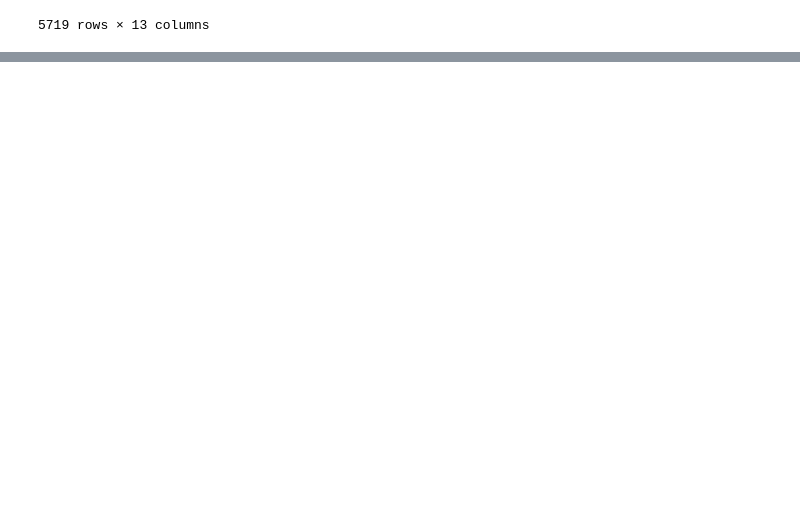
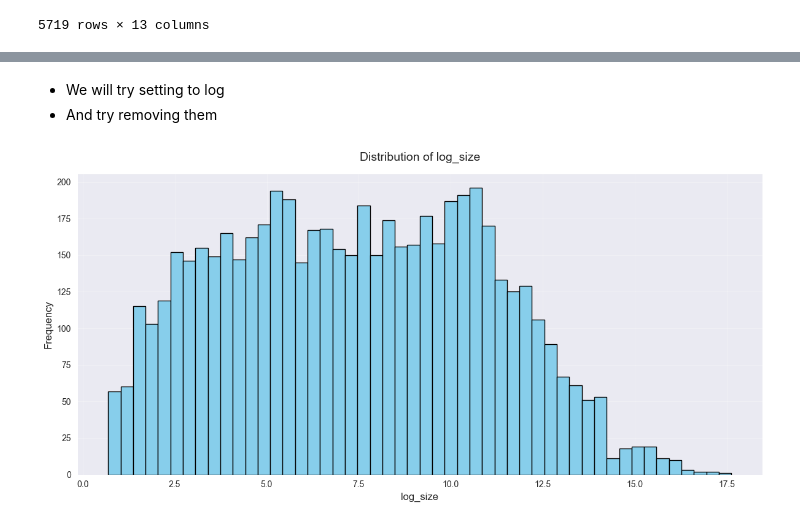
Before and after one commit to ysif9/app-rating-competition, a Jupyter notebook: Attempt1.ipynb, the cells around one changed output, grey strips where cells are left out. Cells and saved outputs as stored; diff of their text form; code cells hidden in the pictures; blank space fills up the shorter version.

```diff
--- a/Attempt1.ipynb
+++ b/Attempt1.ipynb
@@ -1543,0 +1798,7 @@ numerical_df.head()
+# %%
+import pandas as pd
+import numpy as np
+
+train_df_copy = pd.read_csv("cleaned_train_df2.csv")
+num_df = pd.read_csv("cleaned_num_df2.csv")
+cat_df = pd.read_csv("cleaned_cat_df2.csv")
@@ -1543,0 +1821,15 @@ numerical_df.head()
+# %%
+import matplotlib.pyplot as plt
+
+
+def plot_numeric_distribution(df, column_name, bins=50, color='skyblue'):
+    import numpy as np
+
+    plt.figure(figsize=(12, 6))
+    plt.hist(df[column_name].dropna(), bins=bins, color=color, edgecolor='black')
+    plt.title(f'Distribution of {column_name}', fontsize=14, pad=15)
+    plt.xlabel(column_name, fontsize=12)
+    plt.ylabel('Frequency', fontsize=12)
+    plt.grid(True, alpha=0.3)
+    plt.tight_layout()
+    plt.show()
@@ -1543,0 +1897,6 @@ numerical_df.head()
+# %%
+from sklearn.ensemble import IsolationForest, RandomForestRegressor
+
+model = IsolationForest(contamination=0.01)
+num_df['outlier'] = model.fit_predict(num_df[['size_unknown_unit']])  # -1 = outlier, 1 = inlier
+num_df[num_df['outlier'] == -1]
@@ -1543,0 +1921,10 @@ numerical_df.head()
+# %% [markdown]
+* We will try setting to log
+* And try removing them
+# %%
+num_df['log_size'] = np.log1p(num_df['size_unknown_unit'])
+num_df_test = num_df[num_df['outlier'] != -1]
+# %%
+plot_numeric_distribution(num_df, 'log_size')
+# %% [output]
+[figure, added]
```
Also changed, not shown: parts of 141 cells of this notebook, 10 other files.
